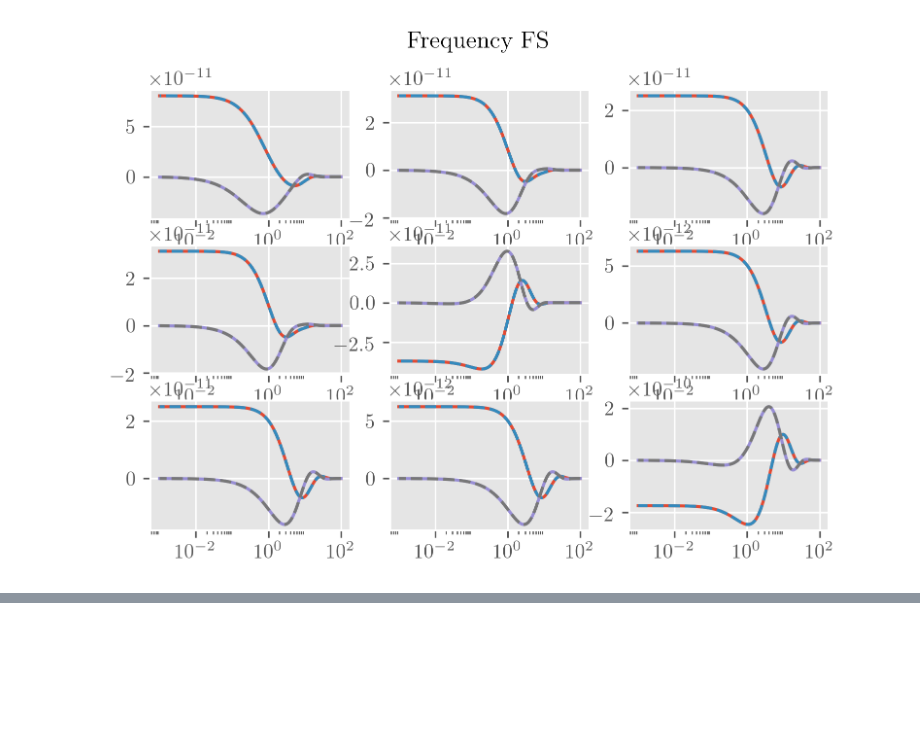
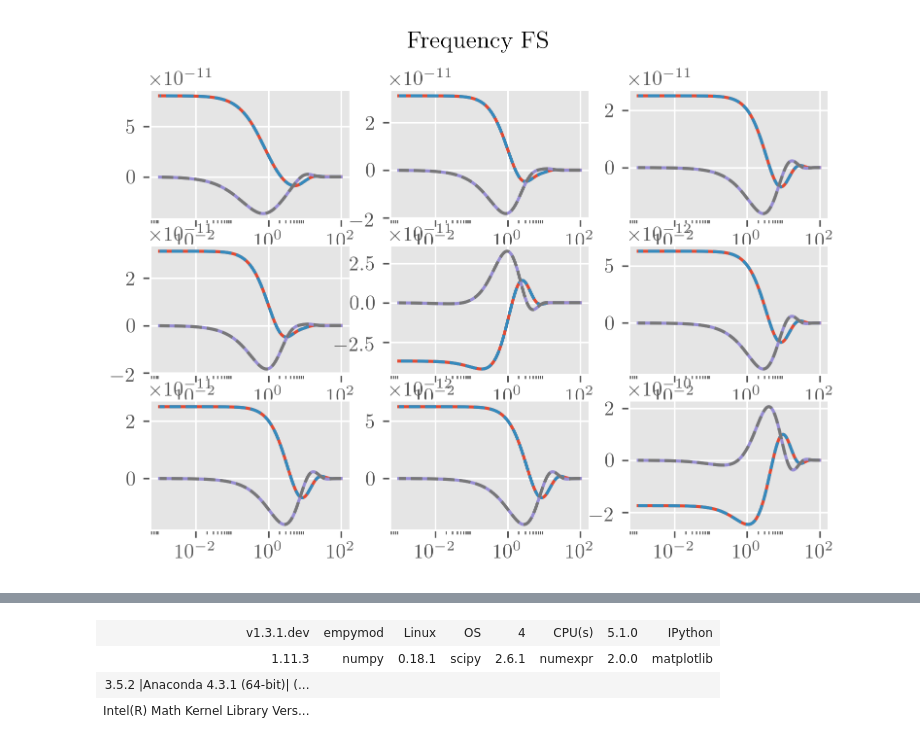
Before and after one commit to emsig/empymod-examples, a Jupyter notebook: Halfspace-Dipole_comparison.ipynb, the cells around one changed output, grey strips where cells are left out. Cells and saved outputs as stored; diff of their text form; code cells hidden in the pictures; blank space fills up the shorter version.

Commit message:
Add info-cells.

```diff
--- a/Halfspace-Dipole_comparison.ipynb
+++ b/Halfspace-Dipole_comparison.ipynb
@@ -136,3 +136,7 @@ plt.show()
 # %% [output]
 [figure]
 [figure]
+# %%
+import printinfo
+printinfo.info()
+# %% [output]
@@ -138,0 +144,4 @@ plt.show()
+| v1.3.1.dev | empymod | Linux | OS | 4 | CPU(s) | 5.1.0 | IPython |
+| 1.11.3 | numpy | 0.18.1 | scipy | 2.6.1 | numexpr | 2.0.0 | matplotlib |
+| 3.5.2 |Anaconda 4.3.1 (64-bit)| (... |  |  |  |  |  |  |  |
+| Intel(R) Math Kernel Library Vers... |  |  |  |  |  |  |  |
```
Also changed, not shown: parts of 1 cell of this notebook, 2 other files.
